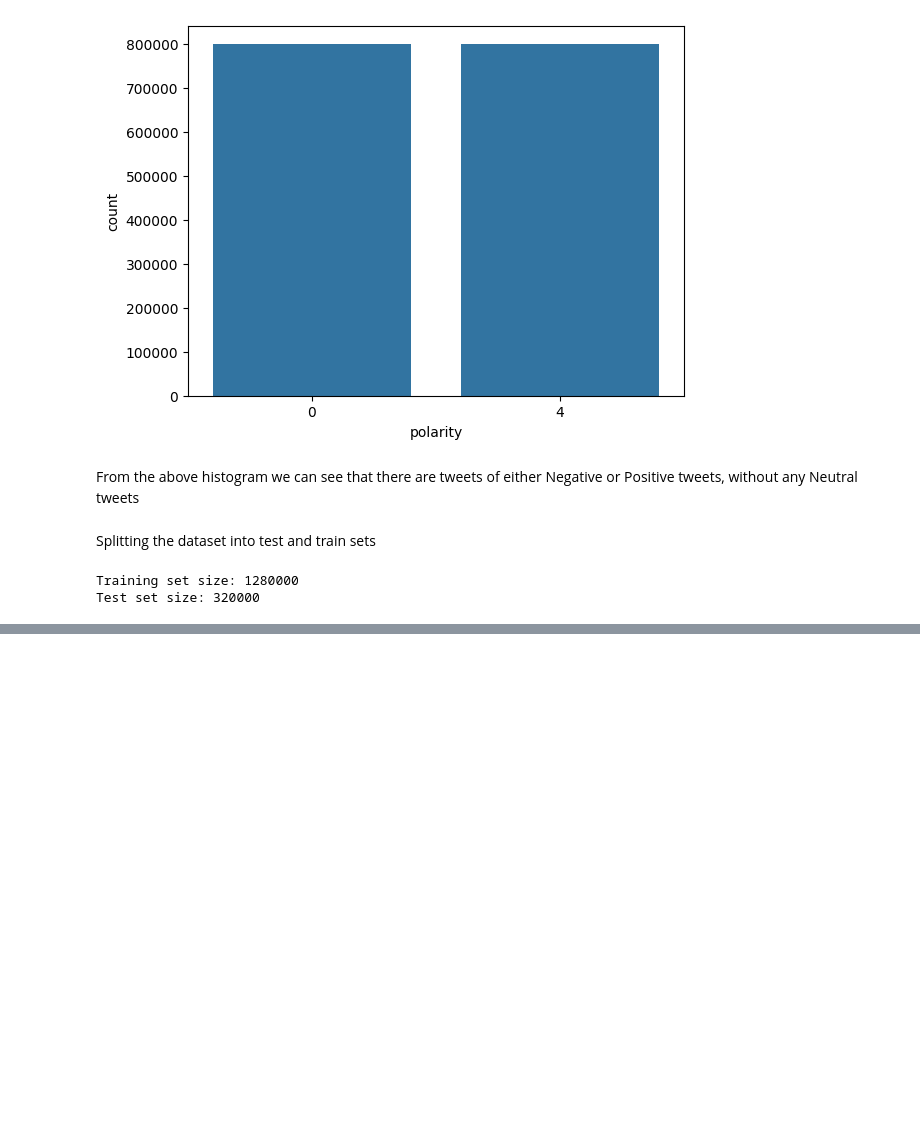
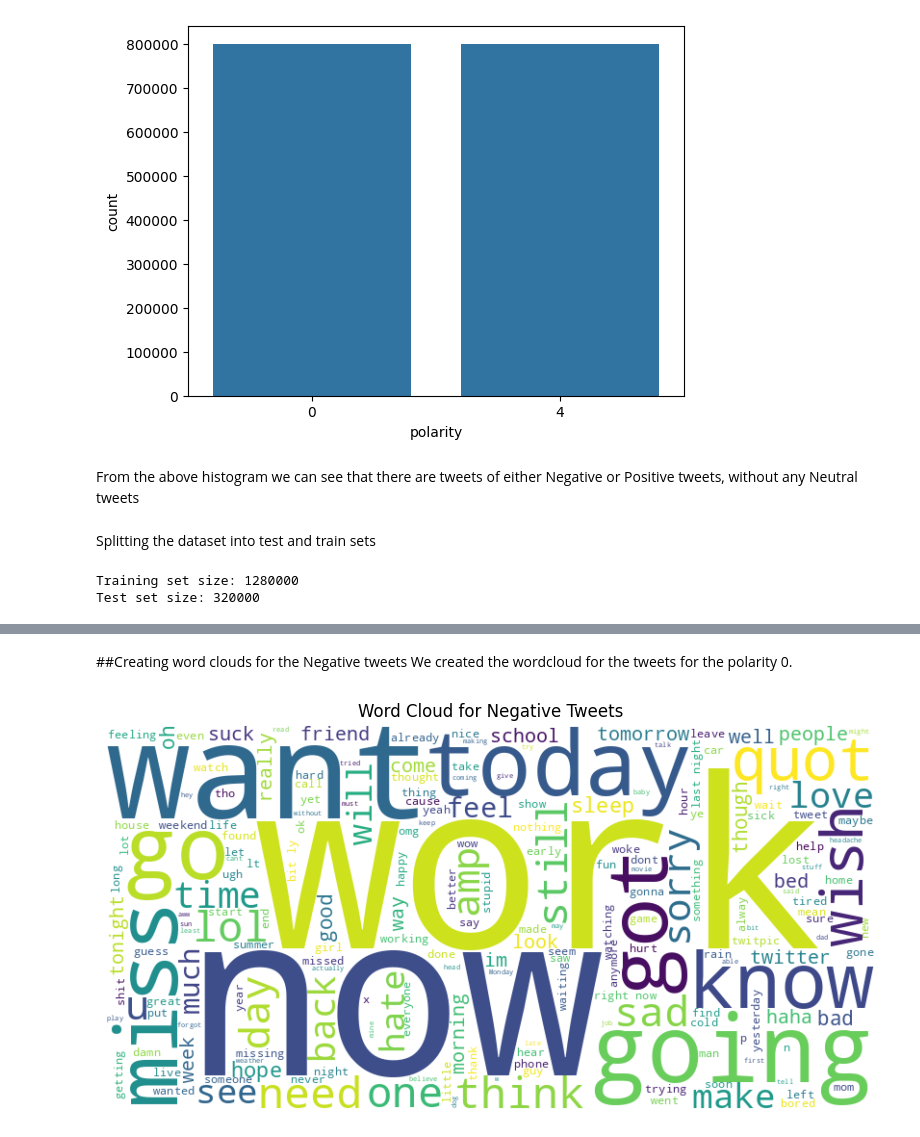
Before and after one commit to AshutoshDhungana/hate_speech_NLP, a Jupyter notebook: Sentiment_Analysis.ipynb, the cells around one changed output, grey strips where cells are left out. Saved outputs shown, nothing was run; the diff lists cells and outputs as text; code cells hidden in the pictures; blank space fills up the shorter version.

```diff
--- a/Sentiment_Analysis.ipynb
+++ b/Sentiment_Analysis.ipynb
@@ -139,0 +169,21 @@ plt.show()
+# %% [markdown]
+##Creating word clouds for the Negative tweets
+We created the wordcloud for the tweets for the polarity 0.
+# %%
+# Tweets with polarity 0
+negative_tweets = df[df['polarity'] == 0][' "text_of_tweet"'].astype(str)
+
+# Combine negative tweets into a single string
+negative_text = " ".join(negative_tweets)
+
+
+negative_wordcloud = WordCloud(width=800, height=400, background_color='white').generate(negative_text)
+
+# Display the word cloud for negative tweets
+plt.figure(figsize=(10, 5))
+plt.imshow(negative_wordcloud, interpolation='bilinear')
+plt.axis('off')
+plt.title("Word Cloud for Negative Tweets")
+plt.show()
+# %% [output]
+[figure, added]
```
Also changed, not shown: parts of 18 cells of this notebook.
